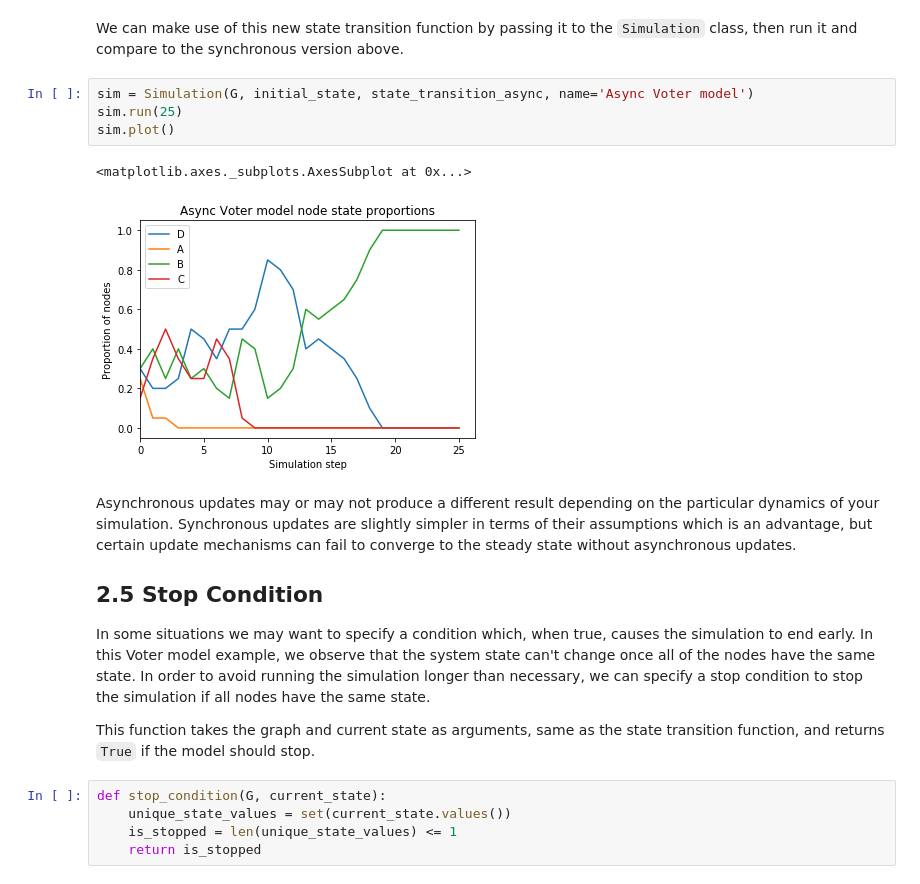
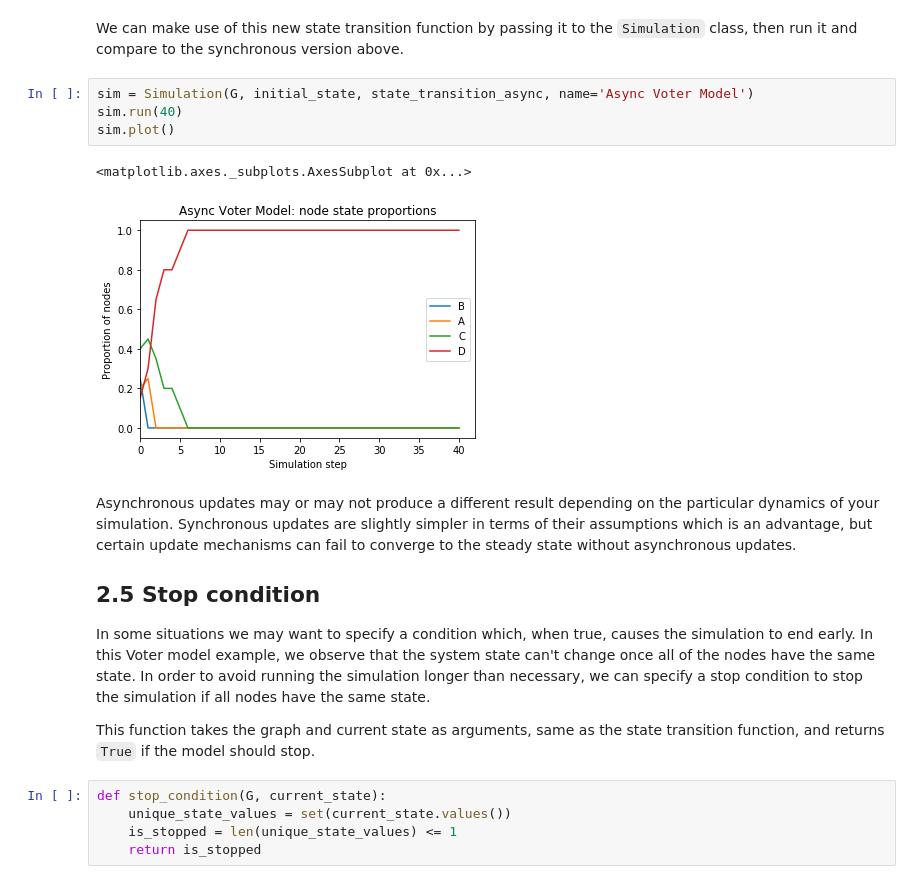
Before and after one commit to CambridgeUniversityPress/FirstCourseNetworkScience, a Jupyter notebook: tutorials/Chapter 7 Tutorial.ipynb, the cells around one changed output. Drawn from its saved outputs; the diff is of its cells as text.

```diff
--- a/tutorials/Chapter 7 Tutorial.ipynb
+++ b/tutorials/Chapter 7 Tutorial.ipynb
@@ -438,16 +438,16 @@ def state_transition_async(G, current_state):
 # %% [markdown]
 We can make use of this new state transition function by passing it to the `Simulation` class, then run it and compare to the synchronous version above.
 # %%
-sim = Simulation(G, initial_state, state_transition_async, name='Async Voter model')
-sim.run(25)
+sim = Simulation(G, initial_state, state_transition_async, name='Async Voter Model')
+sim.run(40)
 sim.plot()
 # %% [output]
 <matplotlib.axes._subplots.AxesSubplot at 0x...>
-[figure, old version]
+[figure, new version]
 # %% [markdown]
 Asynchronous updates may or may not produce a different result depending on the particular dynamics of your simulation. Synchronous updates are slightly simpler in terms of their assumptions which is an advantage, but certain update mechanisms can fail to converge to the steady state without asynchronous updates.
 
-## 2.5 Stop Condition
+## 2.5 Stop condition
 
 In some situations we may want to specify a condition which, when true, causes the simulation to end early. In this Voter model example, we observe that the system state can't change once all of the nodes have the same state. In order to avoid running the simulation longer than necessary, we can specify a stop condition to stop the simulation if all nodes have the same state.
 
```
Also changed, not shown: parts of 33 cells of this notebook, 1 other file.
